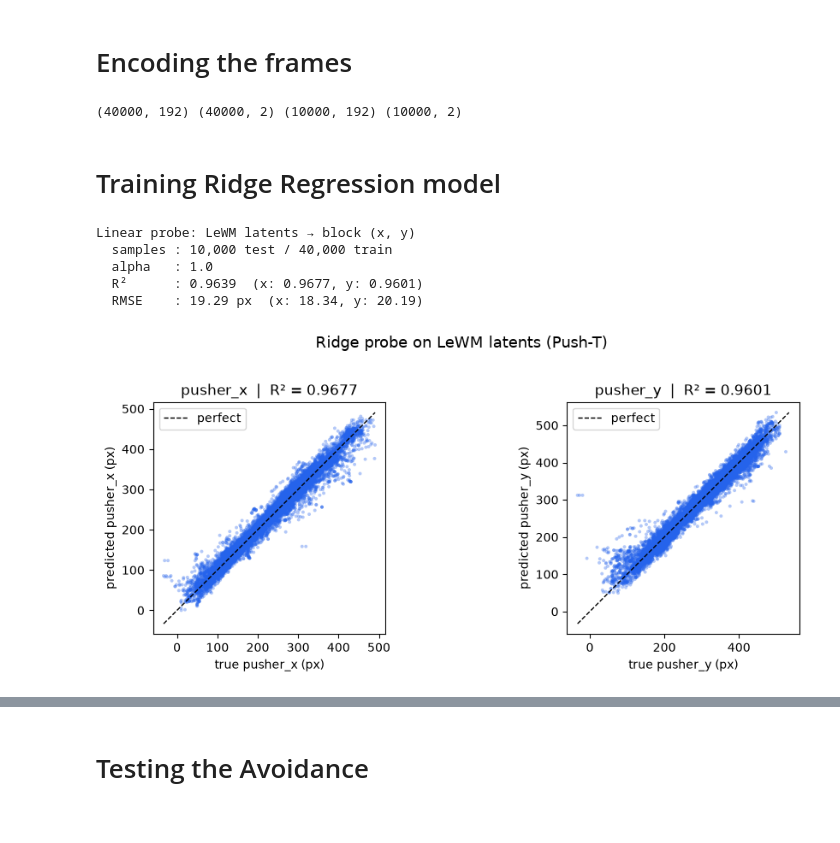
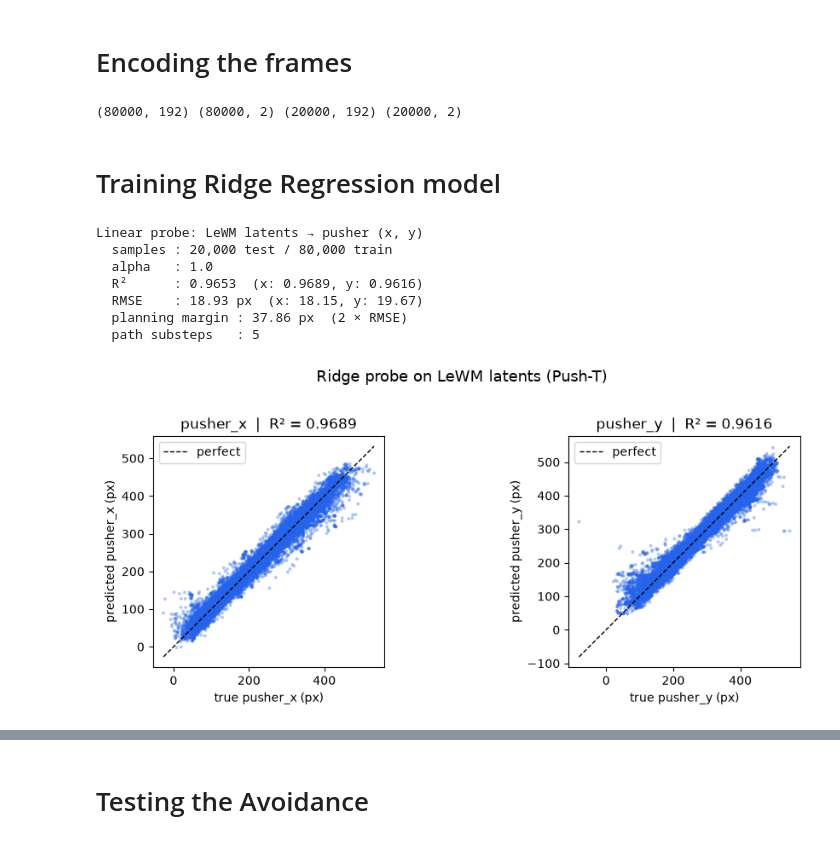
Before and after one commit to Sachin2911/Safety-Dial, a Jupyter notebook: experiments/LinearProbeAndAvoidance.ipynb, the cells around one changed output, grey strips where cells are left out. Cells and saved outputs as stored; diff of their text form; code cells hidden in the pictures.

```diff
--- a/experiments/LinearProbeAndAvoidance.ipynb
+++ b/experiments/LinearProbeAndAvoidance.ipynb
@@ -102,7 +102,7 @@ closeh5()
 #     # coords_cache = f["state"][:MAX_SAMPLES, 2:4]   # (50000, 2) block_x, block_y #This is for block
 #     coords_cache = f["state"][:MAX_SAMPLES, 0:2]  # pusher_x, pusher_y
 
-MAX_SAMPLES = 50_000
+MAX_SAMPLES = 100_000
 N_CHUNKS = 100
 CHUNK_SIZE = MAX_SAMPLES // N_CHUNKS
 rng = np.random.default_rng(0)
@@ -173,7 +173,7 @@ def encode_loader(loader, desc="encode"):
     zs, ys = [], []
     for batch in tqdm(loader, desc=desc, total=len(loader)):
         pixels = batch["pixels"].to(device, non_blocking=True)
-        y = batch["state"][:, 0].float().numpy()          # (B, 2) block xy
+        y = batch["state"][:, 0].float().numpy()          # (B, 2) pusher xy
         z = model.encode({"pixels": pixels})["emb"][:, 0].cpu().numpy()  # (B, 192)
         zs.append(z)
         ys.append(y)
@@ -183,7 +183,7 @@ Z_train, Y_train = encode_loader(train_loader, desc="train")
 Z_test, Y_test = encode_loader(test_loader, desc="test")
 print(Z_train.shape, Y_train.shape, Z_test.shape, Y_test.shape)
 # %% [output]
-(40000, 192) (40000, 2) (10000, 192) (10000, 2)
+(80000, 192) (80000, 2) (20000, 192) (20000, 2)
 # %%
 # Now we can free the pixel mem
 del pixels_cache, cached, train_loader, test_loader
@@ -198,41 +198,48 @@ pusher_probe = Ridge(alpha=1.0).fit(Z_train, Y_train)
 
 Y_pred = pusher_probe.predict(Z_test)
 
-r2 = r2_score(Y_test, Y_pred) #How well do the predicted block coords match the real
+r2 = r2_score(Y_test, Y_pred)
 r2_x = r2_score(Y_test[:, 0], Y_pred[:, 0])
 r2_y = r2_score(Y_test[:, 1], Y_pred[:, 1])
 rmse = np.sqrt(np.mean((Y_test - Y_pred) ** 2))
 rmse_x = np.sqrt(np.mean((Y_test[:, 0] - Y_pred[:, 0]) ** 2))
 rmse_y = np.sqrt(np.mean((Y_test[:, 1] - Y_pred[:, 1]) ** 2))
 
-print("Linear probe: LeWM latents → block (x, y)")
+PROBE_MARGIN = 2.0 * float(rmse)
+N_SUBSTEPS = 5
+
+print("Linear probe: LeWM latents → pusher (x, y)")
 print(f"  samples : {len(Y_test):,} test / {len(Y_train):,} train")
 print(f"  alpha   : {pusher_probe.alpha}")
 print(f"  R²      : {r2:.4f}  (x: {r2_x:.4f}, y: {r2_y:.4f})")
 print(f"  RMSE    : {rmse:.2f} px  (x: {rmse_x:.2f}, y: {rmse_y:.2f})")
+print(f"  planning margin : {PROBE_MARGIN:.2f} px  (2 × RMSE)")
+print(f"  path substeps   : {N_SUBSTEPS}")
 
 fig, axes = plt.subplots(1, 2, figsize=(10, 4))
 
 for ax, dim, name, r2_dim in zip(
     axes, [0, 1], ["pusher_x", "pusher_y"], [r2_x, r2_y]
 ):
     ax.scatter(Y_test[:, dim], Y_pred[:, dim], s=8, alpha=0.35, c="#2563eb", edgecolors="none")
     lo = min(Y_test[:, dim].min(), Y_pred[:, dim].min())
     hi = max(Y_test[:, dim].max(), Y_pred[:, dim].max())
     ax.plot([lo, hi], [lo, hi], "k--", lw=1, label="perfect")
     ax.set_xlabel(f"true {name} (px)")
     ax.set_ylabel(f"predicted {name} (px)")
     ax.set_title(f"{name}  |  R² = {r2_dim:.4f}")
     ax.set_aspect("equal", adjustable="box")
     ax.legend(loc="upper left")
 
 fig.suptitle("Ridge probe on LeWM latents (Push-T)", fontsize=13, y=1.02)
 plt.tight_layout()
 plt.show()
 # %% [output]
-Linear probe: LeWM latents → block (x, y)
-  samples : 10,000 test / 40,000 train
+Linear probe: LeWM latents → pusher (x, y)
+  samples : 20,000 test / 80,000 train
   alpha   : 1.0
-  R²      : 0.9639  (x: 0.9677, y: 0.9601)
-  RMSE    : 19.29 px  (x: 18.34, y: 20.19)
+  R²      : 0.9653  (x: 0.9689, y: 0.9616)
+  RMSE    : 18.93 px  (x: 18.15, y: 19.67)
+  planning margin : 37.86 px  (2 × RMSE)
+  path substeps   : 5
-[figure, old version]
+[figure, new version]
```
Also changed, not shown: parts of 12 cells of this notebook, 1 other file.
